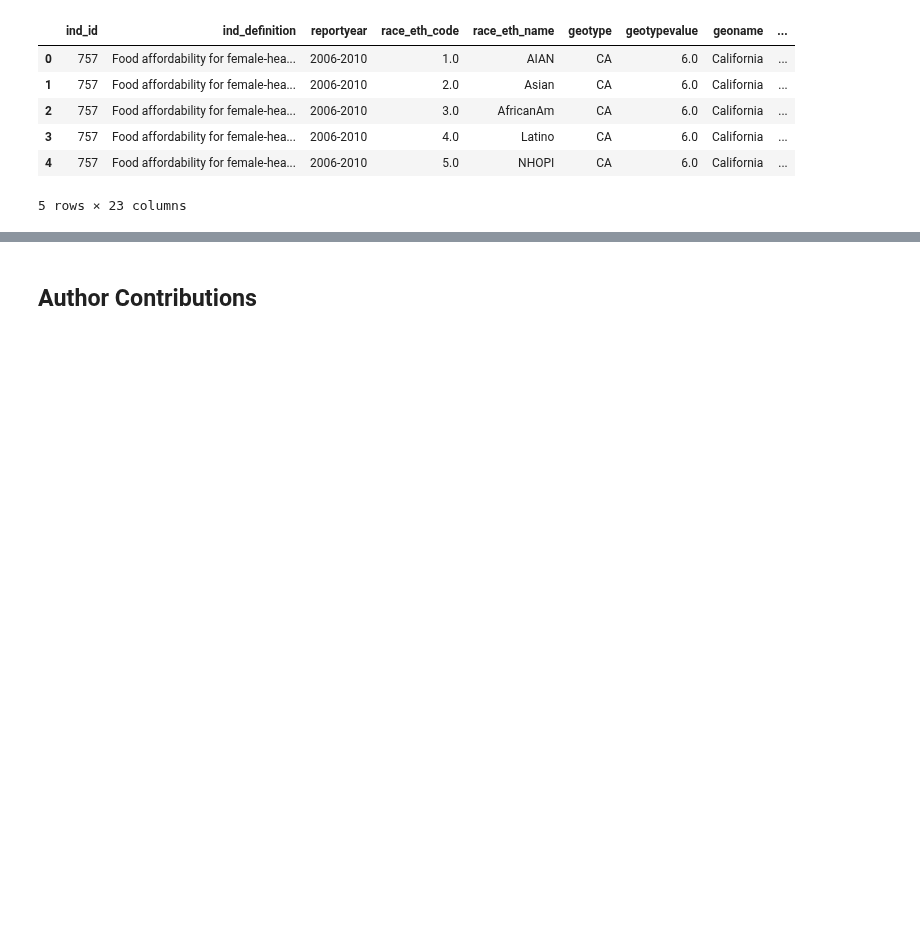
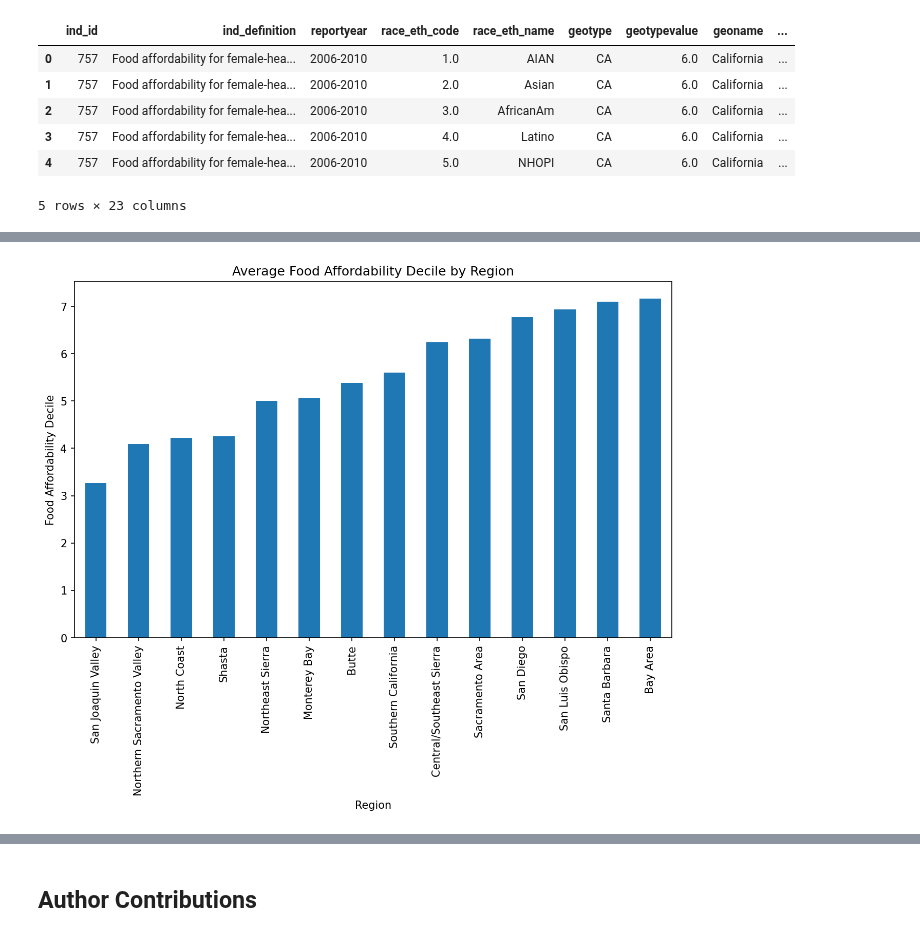
Before and after one commit to UCB-stat-159-f25/final-group18, a Jupyter notebook: main.ipynb, the cells around one changed output, grey strips where cells are left out. Saved outputs shown, nothing was run; the diff lists cells and outputs as text; code cells hidden in the pictures; blank space fills up the shorter version.

```diff
--- a/main.ipynb
+++ b/main.ipynb
@@ -28,0 +86,4 @@ data.head(5)
+# %%
+display(Image(filename='figures/eda_regional_bar.png'))
+# %% [output]
+[figure, added]
```
Also changed, not shown: parts of 20 cells of this notebook, 9 other files.
